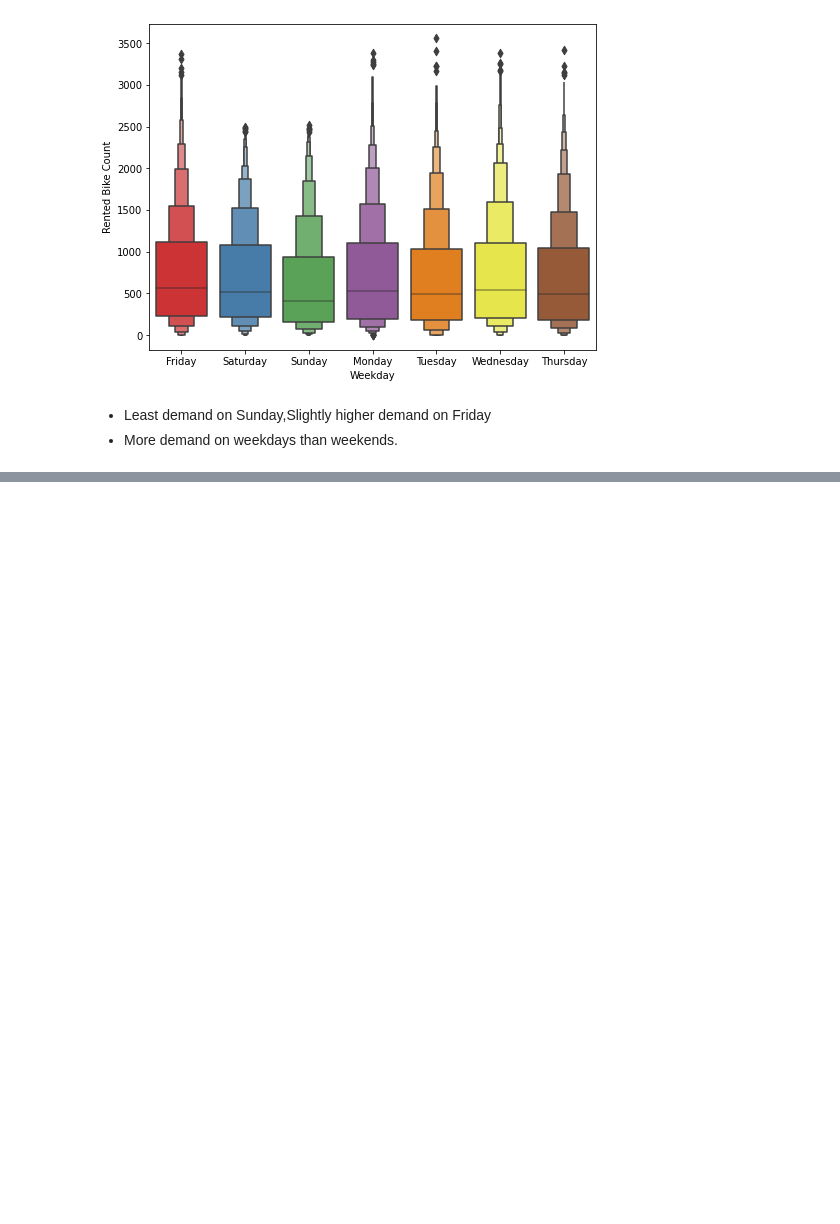
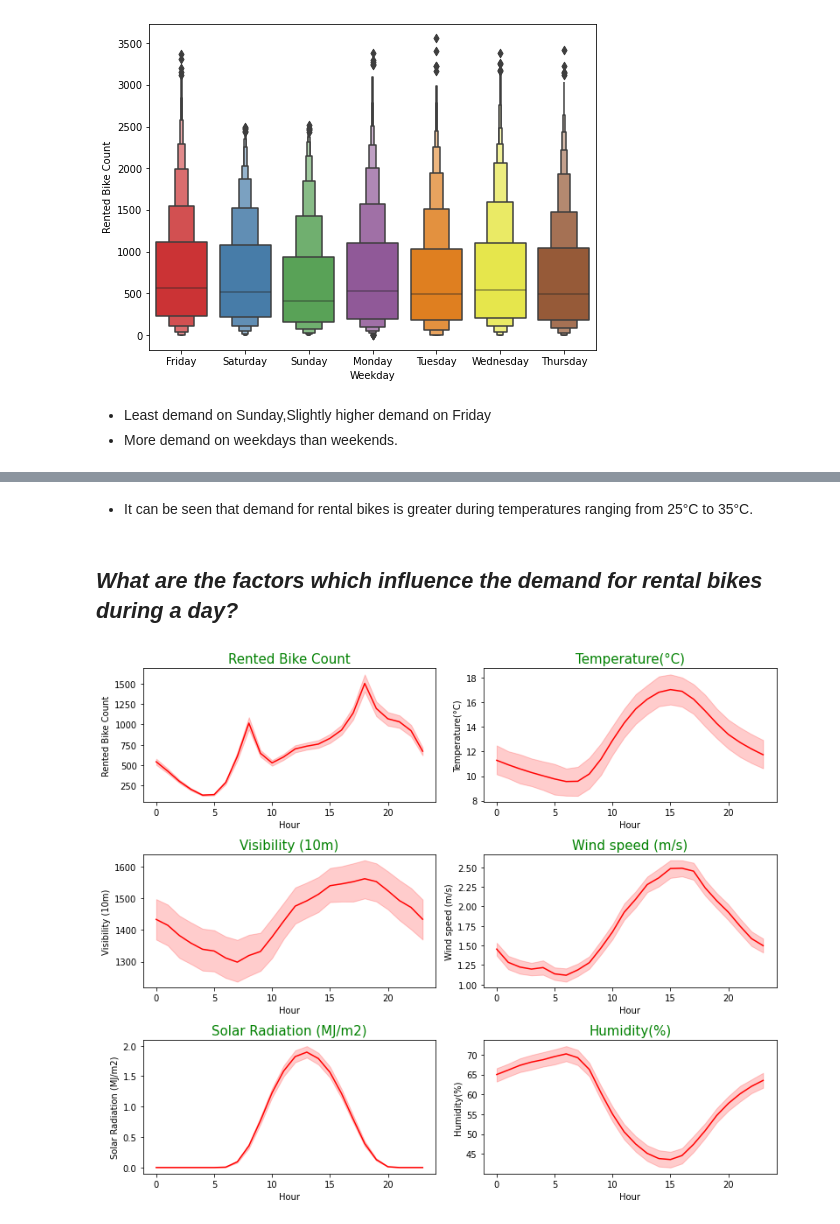
Before and after one commit to RadhikaRM/BikeShareDemandprediction, a Jupyter notebook: Bike_Sharing_Prediction.ipynb, the cells around one changed output, grey strips where cells are left out. Drawn from its saved outputs; the diff is of its cells as text; code cells hidden in the pictures; blank space fills up the shorter version.

```diff
--- a/Bike_Sharing_Prediction.ipynb
+++ b/Bike_Sharing_Prediction.ipynb
@@ -355,0 +385,18 @@ sns.boxenplot(x='Weekday',y='Rented Bike Count',data=bd_df,palette='Set1')
+# %% [markdown]
+* It can be seen that demand for rental bikes is greater during temperatures ranging from 25°C to 35°C.
+# %% [markdown]
+## *What are the factors which influence the demand for rental bikes during a day?*
+# %%
+
+fig = plt.figure(figsize=(11,9))
+c=1
+columns=['Rented Bike Count','Temperature(°C)','Visibility (10m)', 'Wind speed (m/s)','Solar Radiation (MJ/m2)', 'Humidity(%)']
+for i in columns :
+    plt.subplot(3,2,c)
+    plt.ylabel(i)
+    plt.title(label=i,fontsize=15,color="green")
+    sns.lineplot(data=bd_df, x='Hour', y=i, color='r')
+    c = c + 1
+plt.tight_layout()
+# %% [output]
+[figure, added]
```
Also changed, not shown: parts of 13 cells of this notebook.
